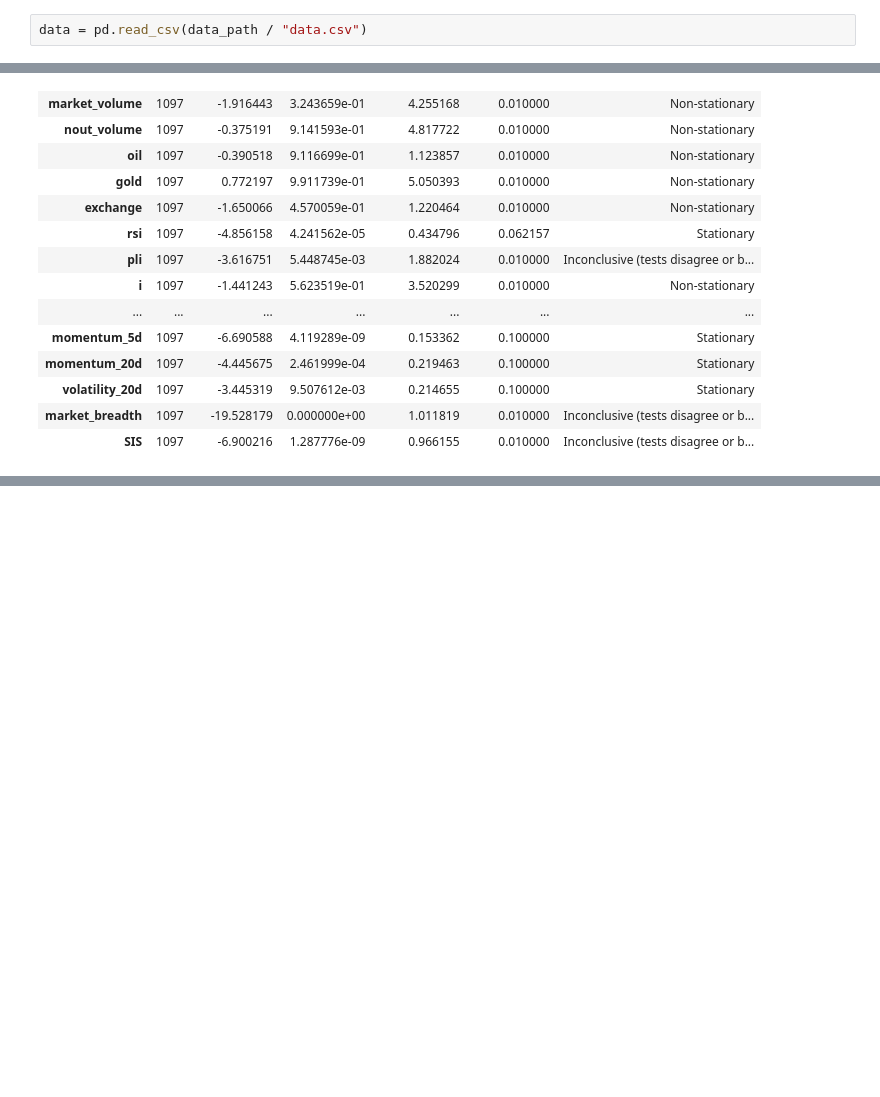
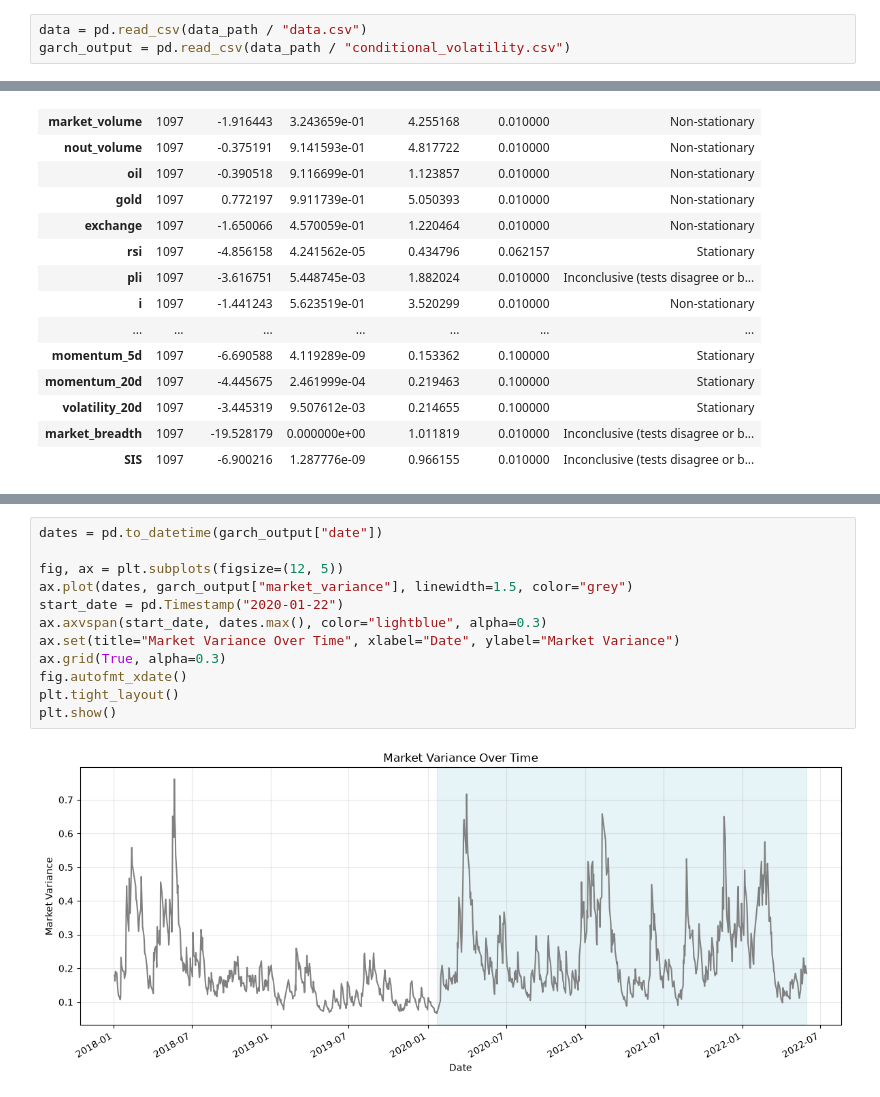
Before and after one commit to tangchanthieng/revamped_covid_investor_sentiment, a Jupyter notebook: notebook/data_assess.ipynb, the cells around one changed output, grey strips where cells are left out. Cells and saved outputs as stored; diff of their text form; blank space fills up the shorter version.

Commit message:
test: data assessment including garch_output

```diff
--- a/notebook/data_assess.ipynb
+++ b/notebook/data_assess.ipynb
@@ -9,6 +9,7 @@ import os
 data_path = Path("../data/mart")
 # %%
 data = pd.read_csv(data_path / "data.csv")
+garch_output = pd.read_csv(data_path / "conditional_volatility.csv")
 # %%
 data.info()
 # %% [output]
@@ -170,0 +192,14 @@ stationarity_results
+# %%
+dates = pd.to_datetime(garch_output["date"])
+
+fig, ax = plt.subplots(figsize=(12, 5))
+ax.plot(dates, garch_output["market_variance"], linewidth=1.5, color="grey")
+start_date = pd.Timestamp("2020-01-22")
+ax.axvspan(start_date, dates.max(), color="lightblue", alpha=0.3)
+ax.set(title="Market Variance Over Time", xlabel="Date", ylabel="Market Variance")
+ax.grid(True, alpha=0.3)
+fig.autofmt_xdate()
+plt.tight_layout()
+plt.show()
+# %% [output]
+[figure, added]
```
Also changed, not shown: parts of 1 cell of this notebook.
